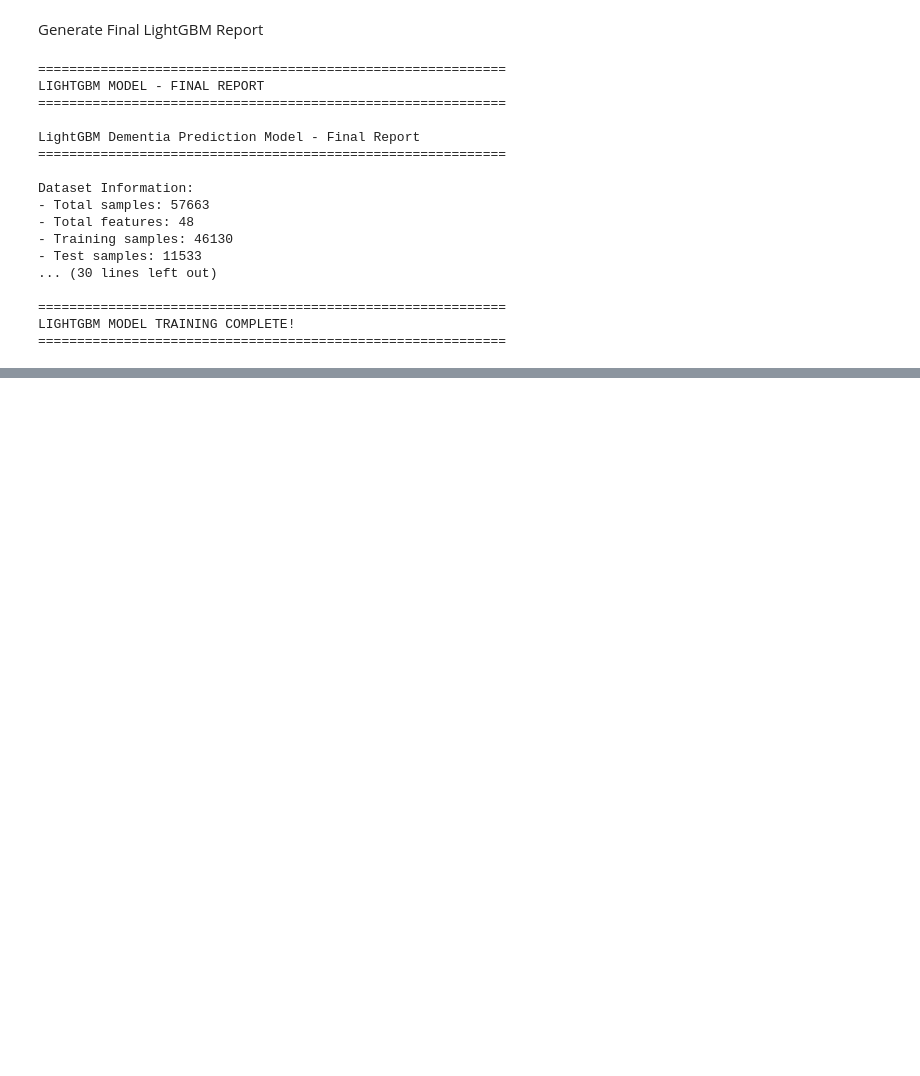
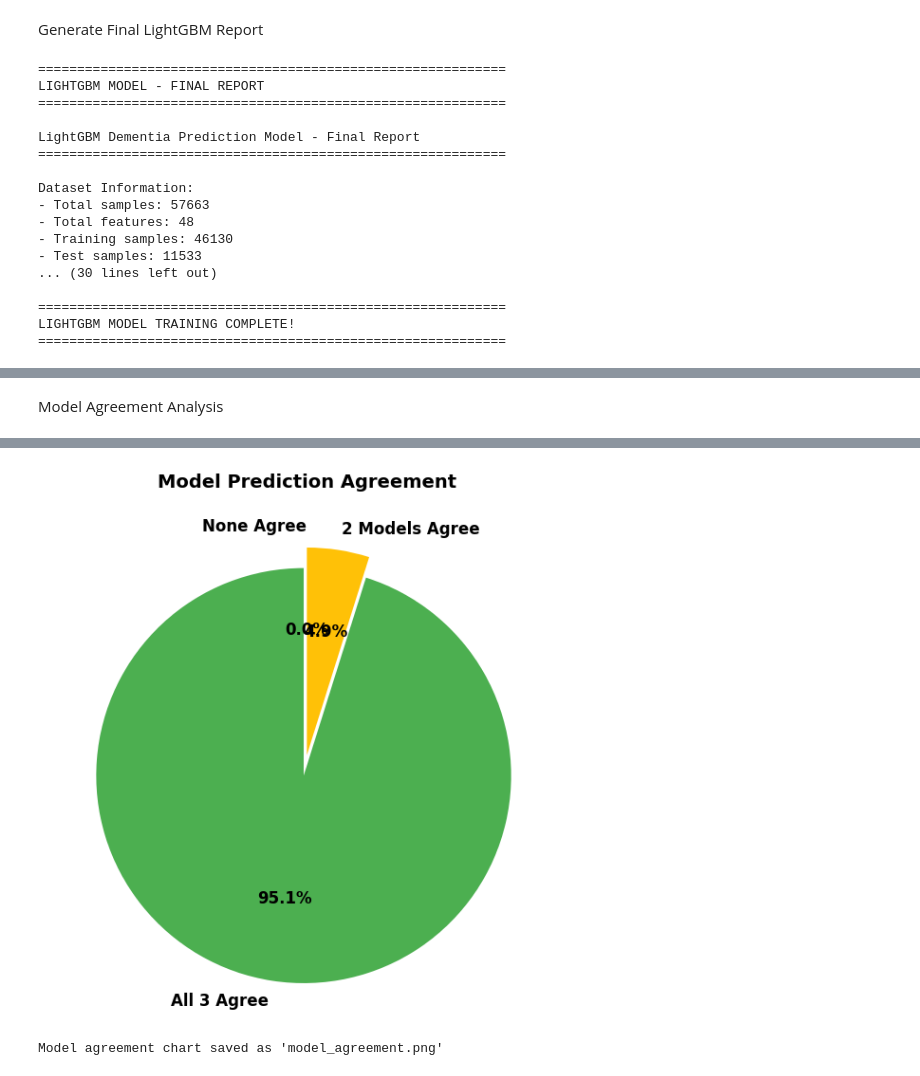
Before and after one commit to Senuri292/ATOMIC-DementiaPredictionModel, a Jupyter notebook: model_training.ipynb, the cells around one changed output, grey strips where cells are left out. Drawn from its saved outputs; the diff is of its cells as text; code cells hidden in the pictures; blank space fills up the shorter version.

```diff
--- a/model_training.ipynb
+++ b/model_training.ipynb
@@ -2008,0 +2530,76 @@ LIGHTGBM MODEL TRAINING COMPLETE!
+# %% [markdown]
+Model Agreement Analysis
+# %%
+print("\n" + "="*80)
+print("MODEL AGREEMENT ANALYSIS")
+print("="*80)
+
+# dataframe with all predictions
+predictions_df = pd.DataFrame({
+    'Actual': y_test.values,
+    'XGBoost': y_pred_xgb,
+    'RandomForest': y_pred_rf,
+    'LightGBM': y_pred_lgb,
+    'Voting': y_pred_voting,
+    'Weighted': y_pred_weighted,
+    'Stacking': y_pred_stacking
+})
+
+# Calculate agreement between base models
+predictions_df['All_Agree'] = (
+    (predictions_df['XGBoost'] == predictions_df['RandomForest']) &
+    (predictions_df['RandomForest'] == predictions_df['LightGBM'])
+).astype(int)
+
+predictions_df['Two_Agree'] = (
+    ((predictions_df['XGBoost'] == predictions_df['RandomForest']) &
+     (predictions_df['XGBoost'] != predictions_df['LightGBM'])) |
+    ((predictions_df['XGBoost'] == predictions_df['LightGBM']) &
+     (predictions_df['XGBoost'] != predictions_df['RandomForest'])) |
+    ((predictions_df['RandomForest'] == predictions_df['LightGBM']) &
+     (predictions_df['RandomForest'] != predictions_df['XGBoost']))
+).astype(int)
+
+predictions_df['None_Agree'] = (
+    (predictions_df['All_Agree'] == 0) &
+    (predictions_df['Two_Agree'] == 0)
+).astype(int)
+
+# Print agreement statistics
+print("\nModel Agreement Statistics:")
+print(f"All 3 models agree: {predictions_df['All_Agree'].sum()} samples ({predictions_df['All_Agree'].mean()*100:.2f}%)")
+print(f"2 models agree: {predictions_df['Two_Agree'].sum()} samples ({predictions_df['Two_Agree'].mean()*100:.2f}%)")
+print(f"No models agree: {predictions_df['None_Agree'].sum()} samples ({predictions_df['None_Agree'].mean()*100:.2f}%)")
+
+# Accuracy when all models agree
+all_agree_mask = predictions_df['All_Agree'] == 1
+if all_agree_mask.sum() > 0:
+    all_agree_accuracy = (predictions_df.loc[all_agree_mask, 'Actual'] ==
+                          predictions_df.loc[all_agree_mask, 'XGBoost']).mean()
+    print(f"\nAccuracy when all models agree: {all_agree_accuracy:.4f}")
+    print("(This shows the confidence level when models unanimously agree)")
+
+# Visualize agreement
+agreement_data = [
+    predictions_df['All_Agree'].sum(),
+    predictions_df['Two_Agree'].sum(),
+    predictions_df['None_Agree'].sum()
+]
+
+plt.figure(figsize=(10, 6))
+colors = ['#4CAF50', '#FFC107', '#F44336']
+explode = (0.1, 0, 0)
+plt.pie(agreement_data,
+        labels=['All 3 Agree', '2 Models Agree', 'None Agree'],
+        autopct='%1.1f%%',
+        colors=colors,
+        explode=explode,
+        startangle=90,
+        textprops={'fontsize': 12, 'fontweight': 'bold'})
+plt.title('Model Prediction Agreement', fontsize=14, fontweight='bold')
+plt.tight_layout()
+plt.savefig('model_agreement.png', dpi=300, bbox_inches='tight')
+plt.show()
+
+print("\nModel agreement chart saved as 'model_agreement.png'")
+# %% [output]
@@ -2008,0 +2617,2 @@ LIGHTGBM MODEL TRAINING COMPLETE!
+[figure, added]
+Model agreement chart saved as 'model_agreement.png'
```
Also changed, not shown: parts of 32 cells of this notebook.
